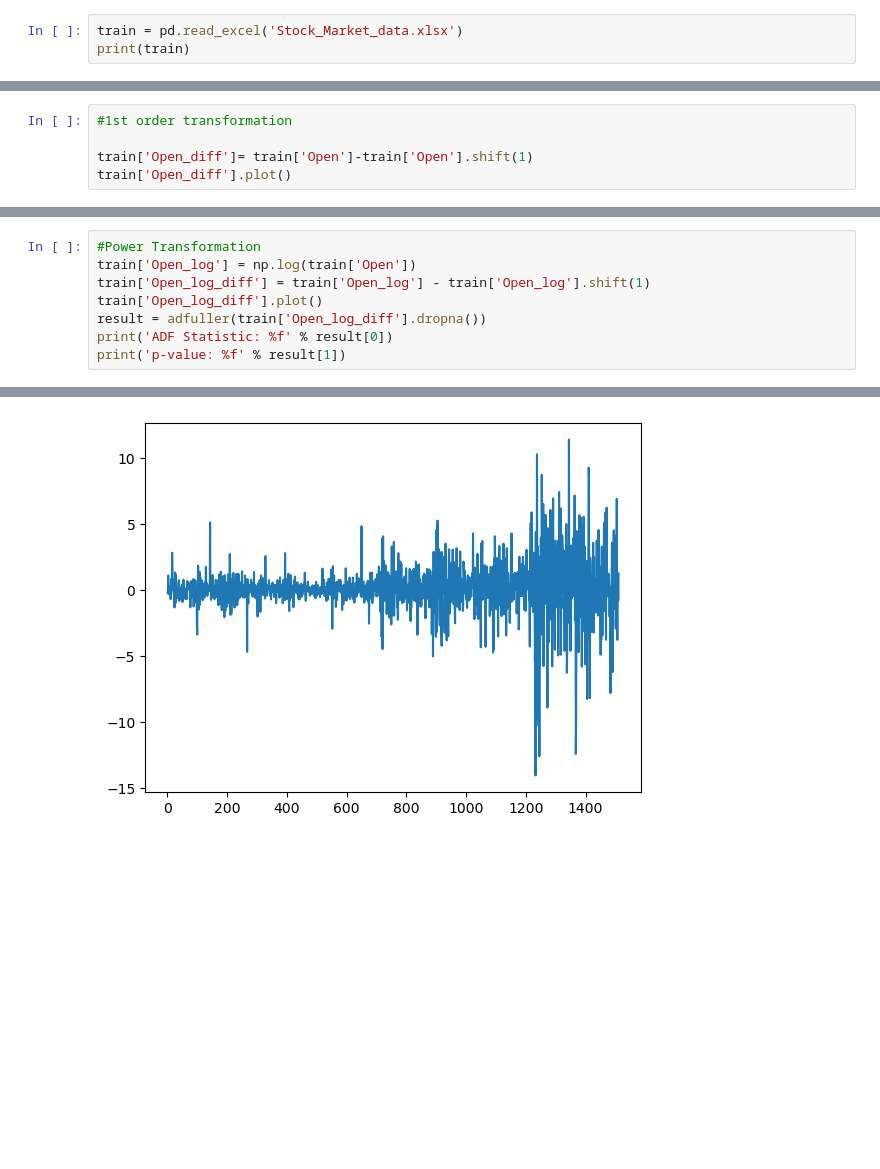
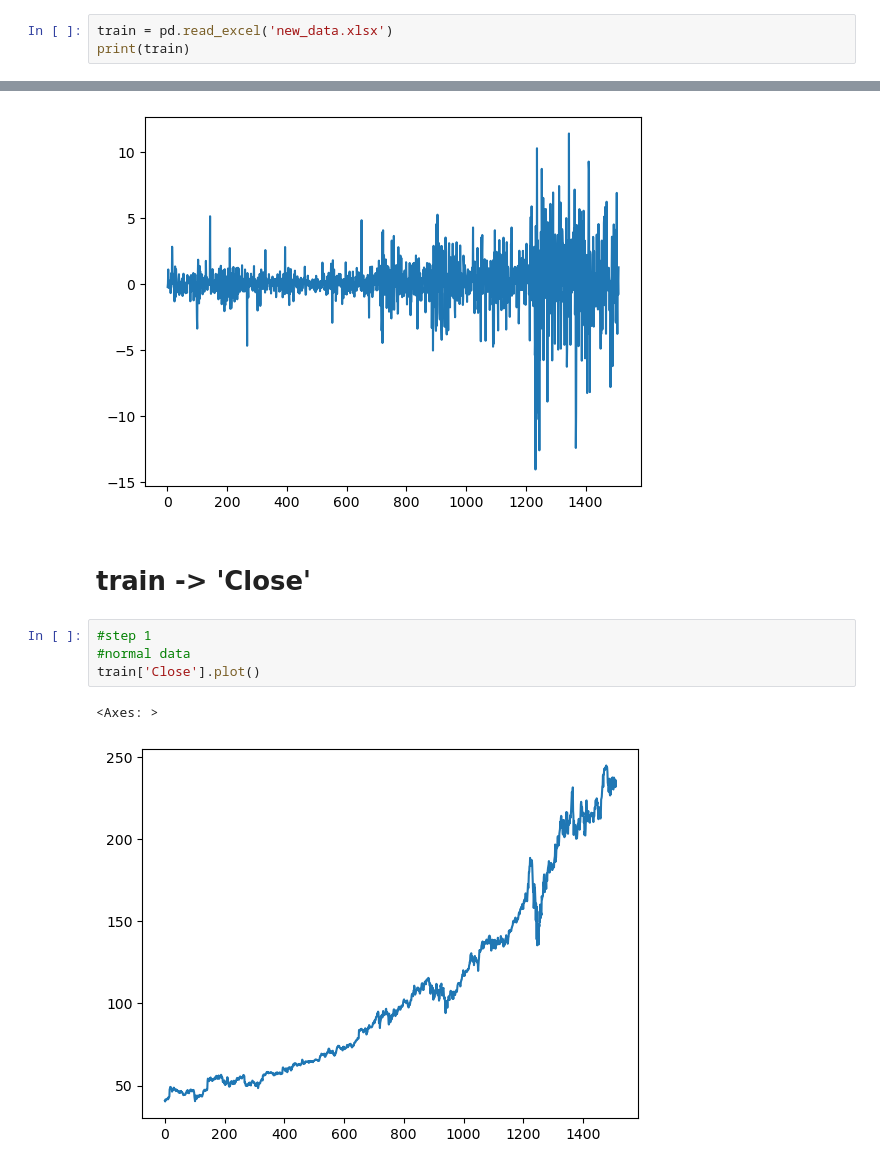
Before and after one commit to s0ul141/SB47, a Jupyter notebook: Stock_Market.ipynb, the cells around one changed output, grey strips where cells are left out. Saved outputs shown, nothing was run; the diff lists cells and outputs as text; blank space fills up the shorter version.

```diff
--- a/Stock_Market.ipynb
+++ b/Stock_Market.ipynb
@@ -5,7 +5,7 @@ import matplotlib.pyplot as plt
 import statsmodels.api as sm
 from statsmodels.tsa.stattools import adfuller
 # %%
-train = pd.read_excel('Stock_Market_data.xlsx')
+train = pd.read_excel('new_data.xlsx')
 print(train)
 # %% [output]
                      Date    Open    High     Low   Close    Volume
@@ -93,6 +48 @@ p-value: 0.924037
 [figure]
-# %%
-#1st order transformation
-
-train['Open_diff']= train['Open']-train['Open'].shift(1)
-train['Open_diff'].plot()
@@ -109,8 +48,0 @@ p-value: 0.000000
-# %%
-#Power Transformation
-train['Open_log'] = np.log(train['Open'])
-train['Open_log_diff'] = train['Open_log'] - train['Open_log'].shift(1)
-train['Open_log_diff'].plot()
-result = adfuller(train['Open_log_diff'].dropna())
-print('ADF Statistic: %f' % result[0])
-print('p-value: %f' % result[1])
@@ -234,3 +158,12 @@ print('p-value: %f' % result[1])
 ADF Statistic: -11.808717
 p-value: 0.000000
 [figure]
+# %% [markdown]
+# train -> 'Close'
+# %%
+#step 1
+#normal data
+train['Close'].plot()
+# %% [output]
+<Axes: >
+[figure, added]
```
Also changed, not shown: parts of 16 cells of this notebook.
